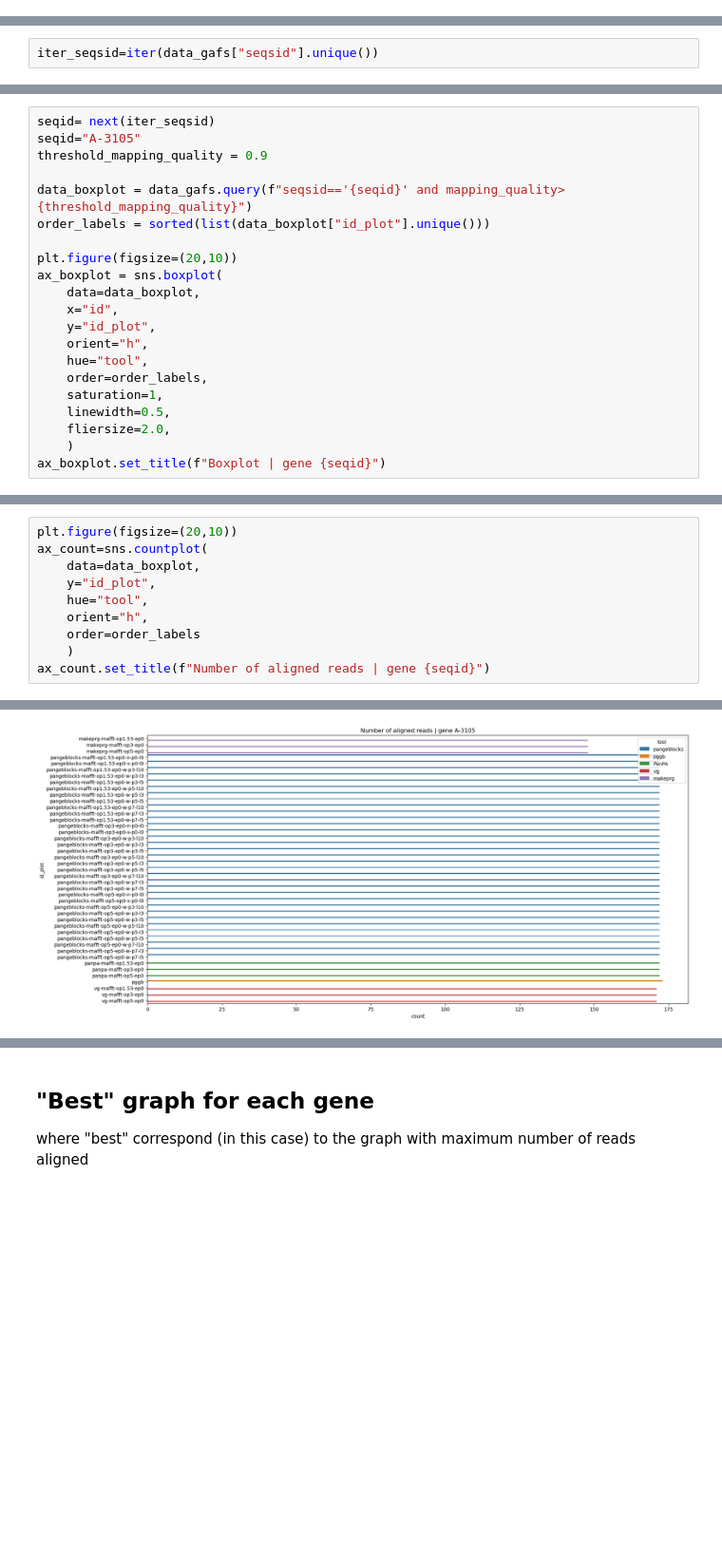
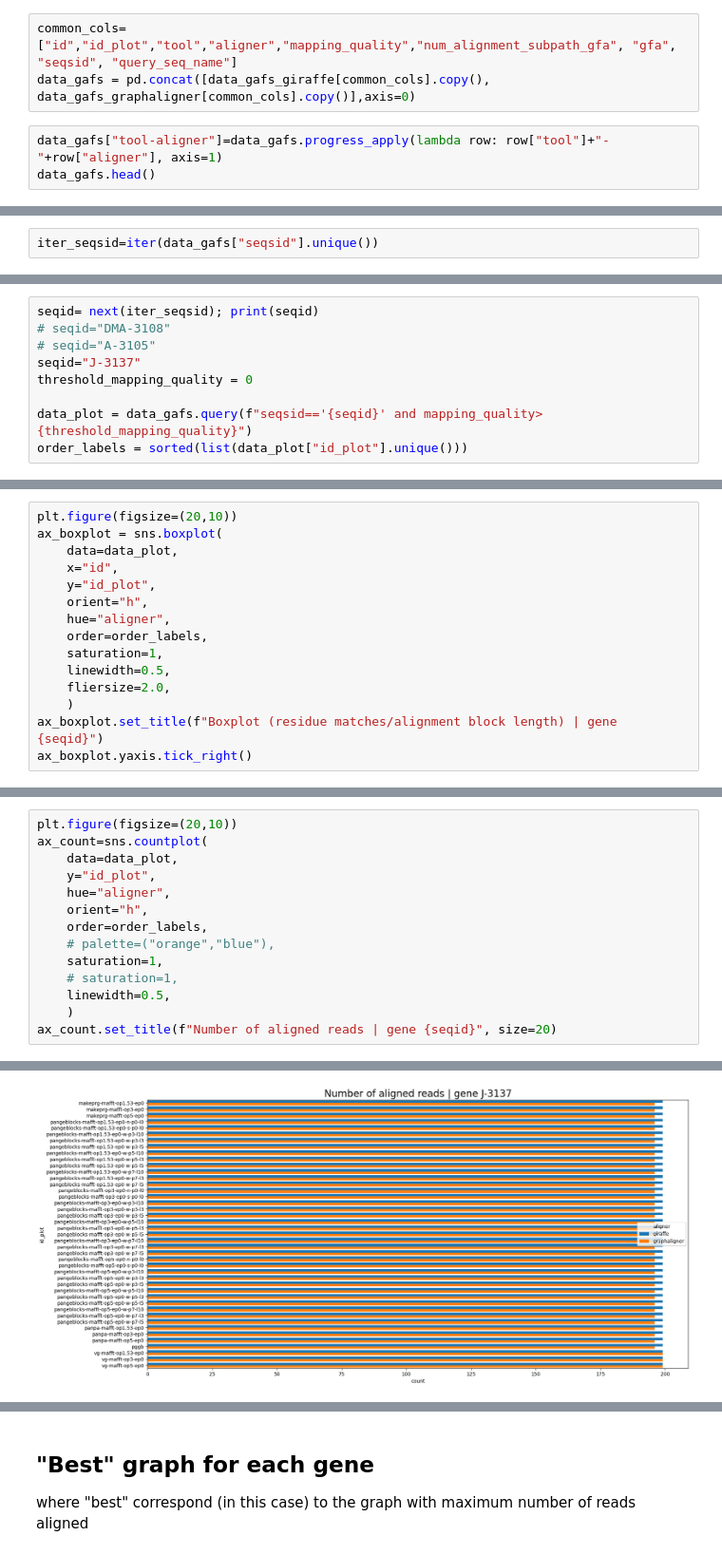
Before and after one commit to AlgoLab/pangeblocks-experiments, a Jupyter notebook: notebooks/alignments.ipynb, the cells around one changed output, grey strips where cells are left out. Shown at 95% size. Cells and saved outputs as stored; diff of their text form; blank space fills up the shorter version.

```diff
--- a/notebooks/alignments.ipynb
+++ b/notebooks/alignments.ipynb
@@ -122,0 +185,6 @@ data_gafs["id_plot"] = data_gafs["gfa"].progress_apply(get_id_plot)
+# %%
+common_cols=["id","id_plot","tool","aligner","mapping_quality","num_alignment_subpath_gfa", "gfa", "seqsid", "query_seq_name"]
+data_gafs = pd.concat([data_gafs_giraffe[common_cols].copy(), data_gafs_graphaligner[common_cols].copy()],axis=0)
+# %%
+data_gafs["tool-aligner"]=data_gafs.progress_apply(lambda row: row["tool"]+"-"+row["aligner"], axis=1)
+data_gafs.head()
@@ -124,0 +203,9 @@ iter_seqsid=iter(data_gafs["seqsid"].unique())
+# %%
+seqid= next(iter_seqsid); print(seqid)
+# seqid="DMA-3108"
+# seqid="A-3105"
+seqid="J-3137"
+threshold_mapping_quality = 0
+
+data_plot = data_gafs.query(f"seqsid=='{seqid}' and mapping_quality>{threshold_mapping_quality}")
+order_labels = sorted(list(data_plot["id_plot"].unique()))
@@ -125,22 +214,16 @@ iter_seqsid=iter(data_gafs["seqsid"].unique())
 # %%
-seqid= next(iter_seqsid)
-seqid="A-3105"
-threshold_mapping_quality = 0.9
-
-data_boxplot = data_gafs.query(f"seqsid=='{seqid}' and mapping_quality>{threshold_mapping_quality}")
-order_labels = sorted(list(data_boxplot["id_plot"].unique()))
-
 plt.figure(figsize=(20,10))
 ax_boxplot = sns.boxplot(
-    data=data_boxplot,
+    data=data_plot,
     x="id",
     y="id_plot",
     orient="h",
-    hue="tool",
+    hue="aligner",
     order=order_labels,
     saturation=1,
     linewidth=0.5,
     fliersize=2.0,
     )
-ax_boxplot.set_title(f"Boxplot | gene {seqid}")
+ax_boxplot.set_title(f"Boxplot (residue matches/alignment block length) | gene {seqid}")
+ax_boxplot.yaxis.tick_right()
 # %% [output]
@@ -149,11 +231,15 @@ Text(0.5, 1.0, 'Boxplot | gene A-3105')
 # %%
 plt.figure(figsize=(20,10))
 ax_count=sns.countplot(
-    data=data_boxplot,
+    data=data_plot,
     y="id_plot",
-    hue="tool",
+    hue="aligner",
     orient="h",
-    order=order_labels
+    order=order_labels,
+    # palette=("orange","blue"),
+    saturation=1,
+    # saturation=1,
+    linewidth=0.5,
     )
-ax_count.set_title(f"Number of aligned reads | gene {seqid}")
+ax_count.set_title(f"Number of aligned reads | gene {seqid}", size=20)
 # %% [output]
@@ -161 +247 @@ Text(0.5, 1.0, 'Number of aligned reads | gene A-3105')
-[figure, old version]
+[figure, new version]
```
Also changed, not shown: parts of 54 cells of this notebook, 12 other files.
